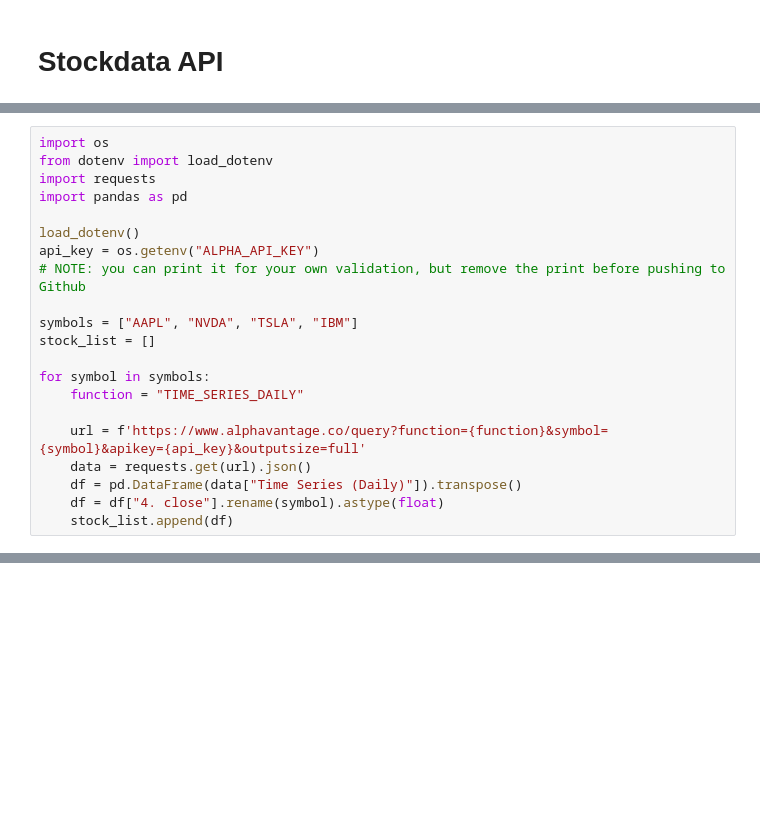
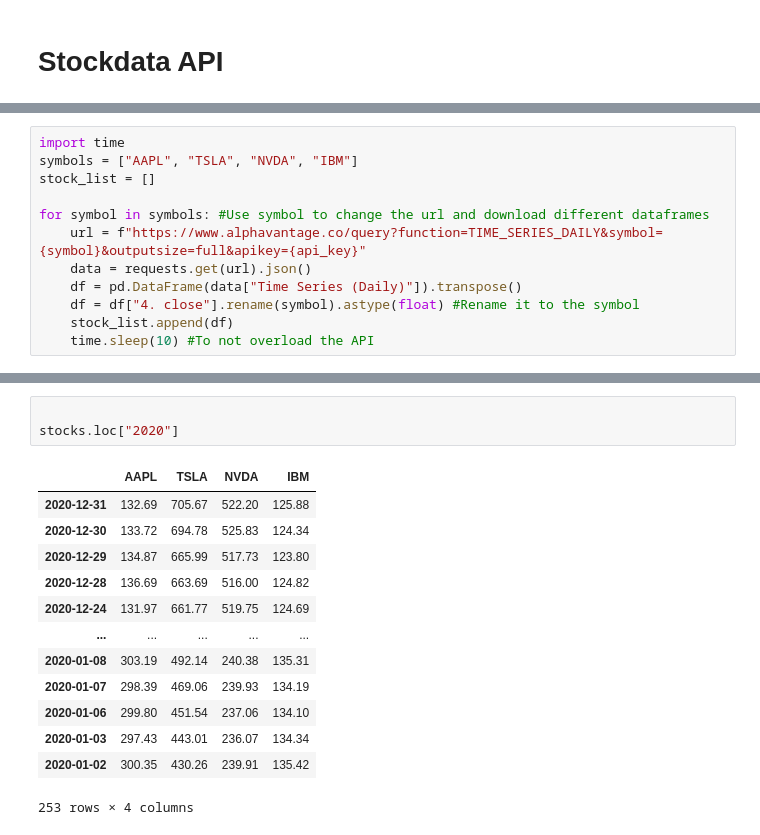
Before and after one commit to AmalDerbali/Databehandling_AmalDerbali, a Jupyter notebook: Code_alongs/L4.1_stockdata_api.ipynb, the cells around one changed output, grey strips where cells are left out. Cells and saved outputs as stored; diff of their text form; blank space fills up the shorter version.

```diff
--- a/Code_alongs/L4.1_stockdata_api.ipynb
+++ b/Code_alongs/L4.1_stockdata_api.ipynb
@@ -44,21 +118,12 @@ NameError: name 'df' is not defined
 # %%
-import os
-from dotenv import load_dotenv
-import requests
-import pandas as pd
-
-load_dotenv()
-api_key = os.getenv("ALPHA_API_KEY")
-# NOTE: you can print it for your own validation, but remove the print before pushing to Github
-
-symbols = ["AAPL", "NVDA", "TSLA", "IBM"]
+import time
+symbols = ["AAPL", "TSLA", "NVDA", "IBM"]
 stock_list = []
 
-for symbol in symbols:
-    function = "TIME_SERIES_DAILY"
-
-    url = f'https://www.alphavantage.co/query?function={function}&symbol={symbol}&apikey={api_key}&outputsize=full'
+for symbol in symbols: #Use symbol to change the url and download different dataframes
+    url = f"https://www.alphavantage.co/query?function=TIME_SERIES_DAILY&symbol={symbol}&outputsize=full&apikey={api_key}"
     data = requests.get(url).json()
     df = pd.DataFrame(data["Time Series (Daily)"]).transpose()
-    df = df["4. close"].rename(symbol).astype(float)
+    df = df["4. close"].rename(symbol).astype(float) #Rename it to the symbol
     stock_list.append(df)
+    time.sleep(10) #To not overload the API
@@ -84,0 +144,17 @@ stocks
+# %%
+
+stocks.loc["2020"]
+# %% [output]
+|  | AAPL | TSLA | NVDA | IBM |
+| 2020-12-31 | 132.69 | 705.67 | 522.20 | 125.88 |
+| 2020-12-30 | 133.72 | 694.78 | 525.83 | 124.34 |
+| 2020-12-29 | 134.87 | 665.99 | 517.73 | 123.80 |
+| 2020-12-28 | 136.69 | 663.69 | 516.00 | 124.82 |
+| 2020-12-24 | 131.97 | 661.77 | 519.75 | 124.69 |
+| ... | ... | ... | ... | ... |
+| 2020-01-08 | 303.19 | 492.14 | 240.38 | 135.31 |
+| 2020-01-07 | 298.39 | 469.06 | 239.93 | 134.19 |
+| 2020-01-06 | 299.80 | 451.54 | 237.06 | 134.10 |
+| 2020-01-03 | 297.43 | 443.01 | 236.07 | 134.34 |
+| 2020-01-02 | 300.35 | 430.26 | 239.91 | 135.42 |
+253 rows × 4 columns
```
Also changed, not shown: parts of 14 cells of this notebook, 1 other file.
